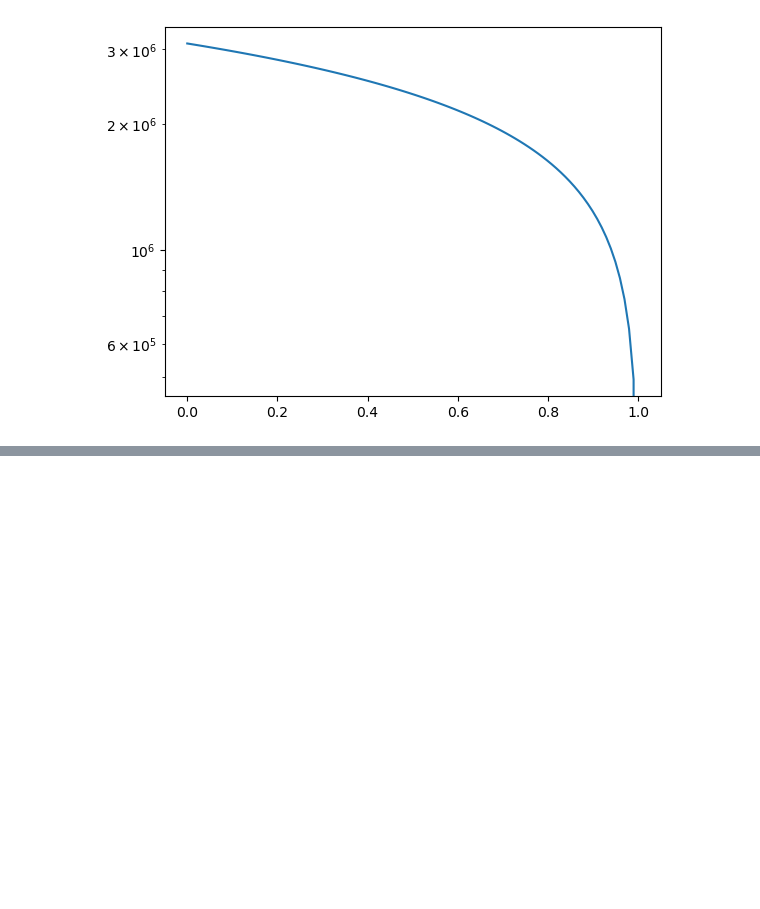
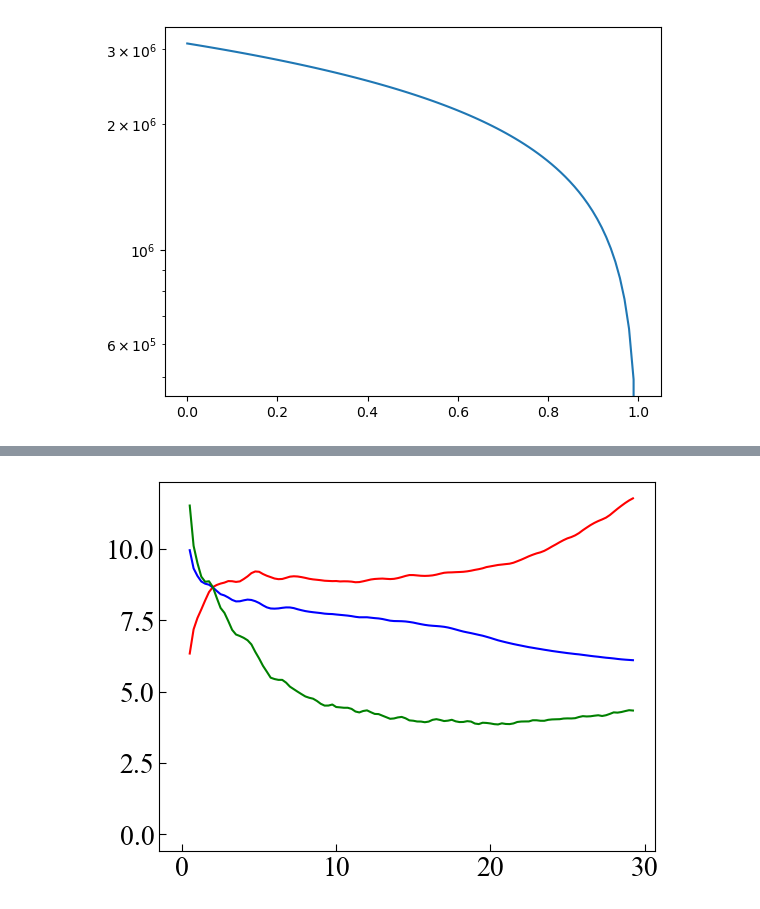
Before and after one commit to maedarn/code_tohoku, a Jupyter notebook: py/n-P-diagram_h5.ipynb, the cells around one changed output, grey strips where cells are left out. Saved outputs shown, nothing was run; the diff lists cells and outputs as text; code cells hidden in the pictures; blank space fills up the shorter version.

```diff
--- a/py/n-P-diagram_h5.ipynb
+++ b/py/n-P-diagram_h5.ipynb
@@ -175,0 +431,71 @@ v=(125.0/154.0/3.14)**0.2*()
+# %%
+itime = 1
+ftime = 117
+
+Va_ls = [0] * (ftime+1)
+Cs_ls = [0] * (ftime+1)
+dV_ls = [0] * (ftime+1)
+t_ls = [0] * (ftime+1)
+
+for i in range(itime,ftime +1,timejump):
+    with h5py.File(dir+'zHDFALL'+"%03.f"%(i)+'.h5',"r")as f:
+        RHO  = f["RHO/RHO"]
+        Vx  = f["V/VX"]
+        Vy  = f["V/VY"]
+        Vz  = f["V/VZ"]
+        P = f["P/P"]
+        Bx = f["B/BX"]
+        By = f["B/BY"]
+        Bz = f["B/BZ"]
+
+        RHO3D = RHO[()]
+        Vx3D = Vx[()]
+        Vy3D = Vy[()]
+        Vz3D = Vz[()]
+        Bx3D = Bx[()]
+        By3D = By[()]
+        Bz3D = Bz[()]
+        P3D = P[()]
+
+
+        Rhosh = np.where(RHO3D >= 4.0, 1, 0)
+        Vxsh  = np.where(abs(Vx3D) <= 30.0, 1, 0)
+
+        SH = Rhosh + Vxsh
+        SH = np.where(SH >= 1, 1, 0)
+
+        Vxsh1 = Vx3D * SH
+        Vysh1 = Vy3D * SH
+        Vzsh1 = Vz3D * SH
+
+        Va = np.sqrt((Bx3D*Bx3D+By3D*By3D+Bz3D*Bz3D)/RHO3D) * SH
+        Cs = np.sqrt(P3D/RHO3D*1.666) * SH
+
+        numSH = np.sum(SH)
+
+        Vxmean = np.sum(Vxsh1) / numSH
+        Vymean = np.sum(Vysh1) / numSH
+        Vzmean = np.sum(Vzsh1) / numSH
+        Vamean = np.sum(Va) / numSH
+        Csmean = np.sum(Cs) / numSH
+
+        dVx3D = (Vx3D - Vxmean) * SH
+        dVy3D = (Vy3D - Vymean) * SH
+        dVz3D = (Vz3D - Vzmean) * SH
+
+        dV = np.sqrt( np.sum((dVx3D*dVx3D+dVy3D*dVy3D+dVz3D*dVz3D)) / numSH )
+
+        Va_ls[i] = Vamean*0.953
+        Cs_ls[i] = Csmean*0.953
+        dV_ls[i] = dV*0.953
+        t_ls[i] = 0.25 * i
+        #print(Vxmean,Vymean,Vzmean,Vamean,Csmean,dV)
+
+
+
+plt.plot(t_ls, Va_ls, color='red')
+plt.plot(t_ls, Cs_ls, color='blue')
+plt.plot(t_ls, dV_ls, color='green')
+plt.show()
+# %% [output]
+[figure, added]
```
Also changed, not shown: parts of 6 cells of this notebook, 43 other files.
